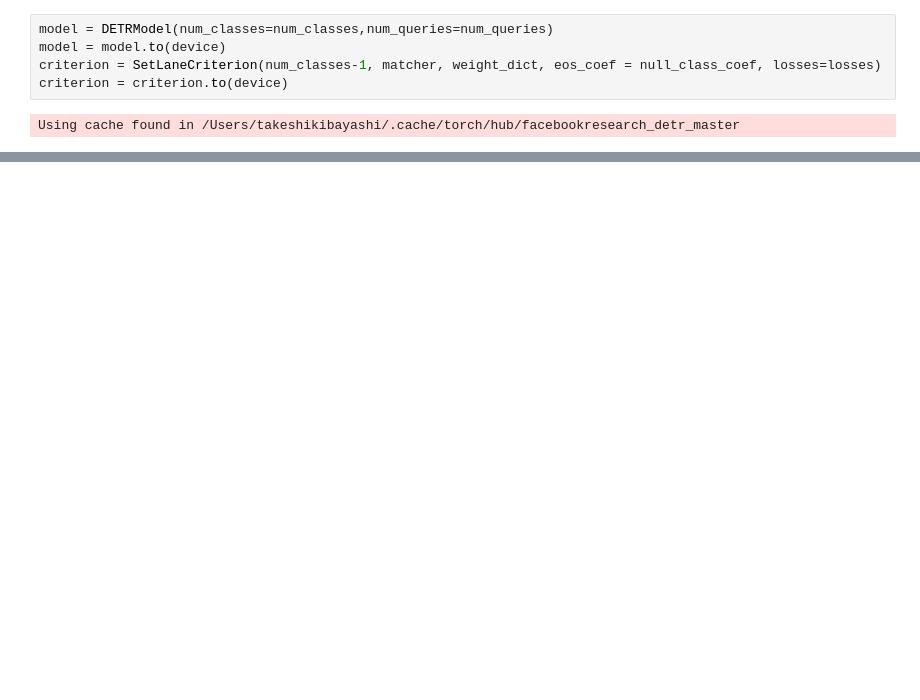
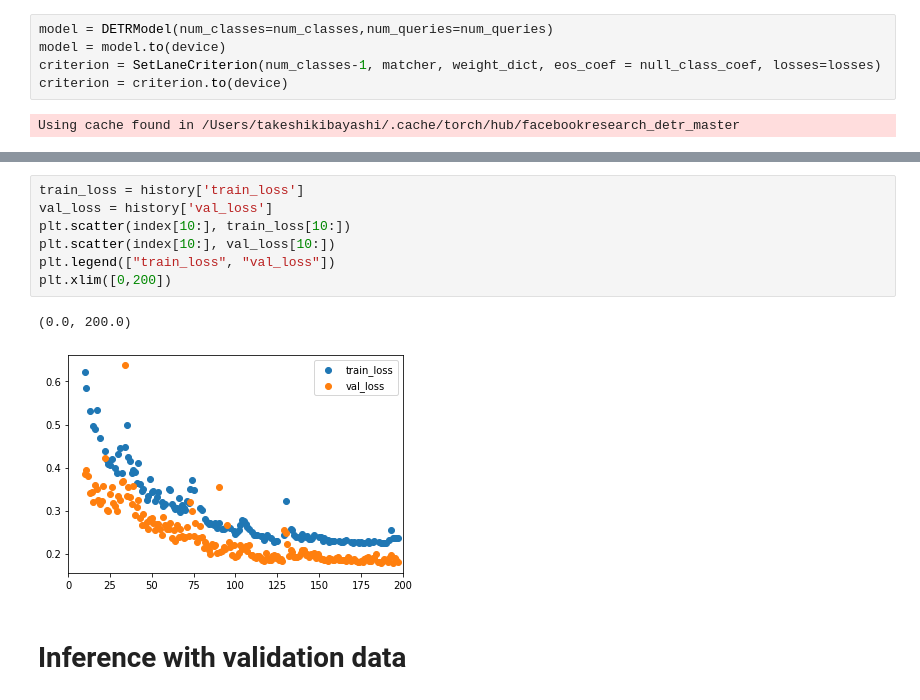
Before and after one commit to takekbys/laneDetection_detr, a Jupyter notebook: training_laneDetection_detr.ipynb, the cells around one changed output, grey strips where cells are left out. Saved outputs shown, nothing was run; the diff lists cells and outputs as text; blank space fills up the shorter version.

```diff
--- a/training_laneDetection_detr.ipynb
+++ b/training_laneDetection_detr.ipynb
@@ -618,3 +657,15 @@ KeyboardInterrupt:
+# %%
+train_loss = history['train_loss']
+val_loss = history['val_loss']
+plt.scatter(index[10:], train_loss[10:])
+plt.scatter(index[10:], val_loss[10:])
+plt.legend(["train_loss", "val_loss"])
+plt.xlim([0,200])
+# %% [output]
+(0.0, 200.0)
+[figure, added]
+# %% [markdown]
+# Inference with validation data
 # %%
 model = DETRModel(num_classes=num_classes,num_queries=num_queries)
 model.eval()
```
Also changed, not shown: parts of 20 cells of this notebook, 4 other files.
